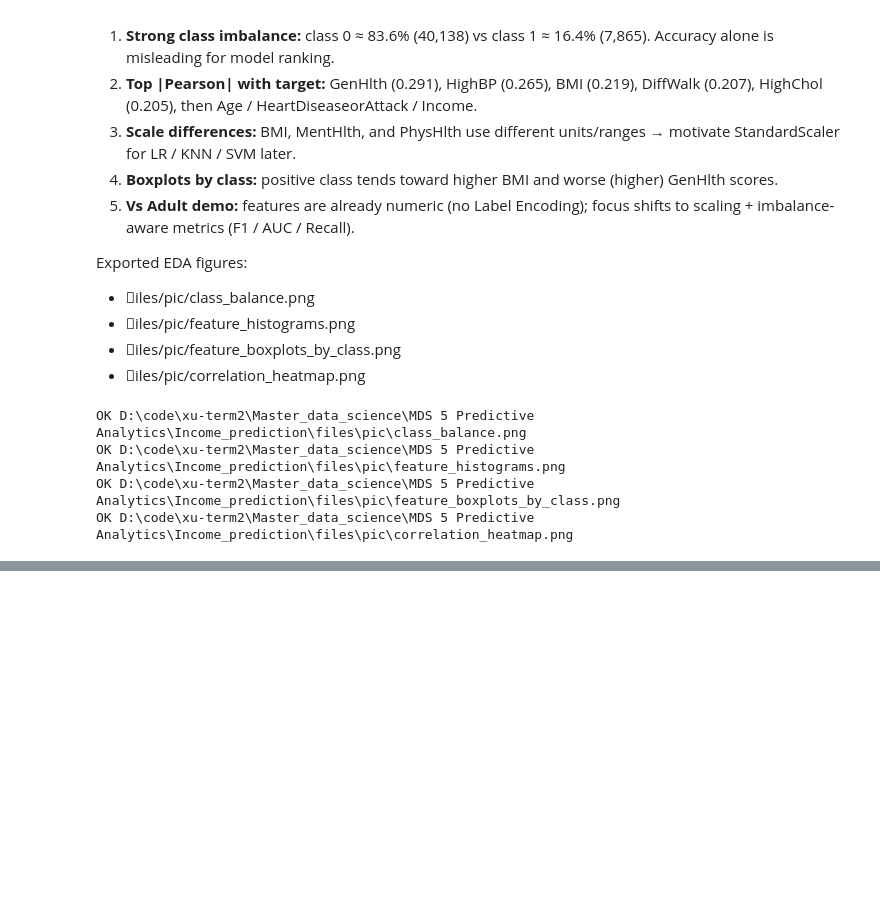
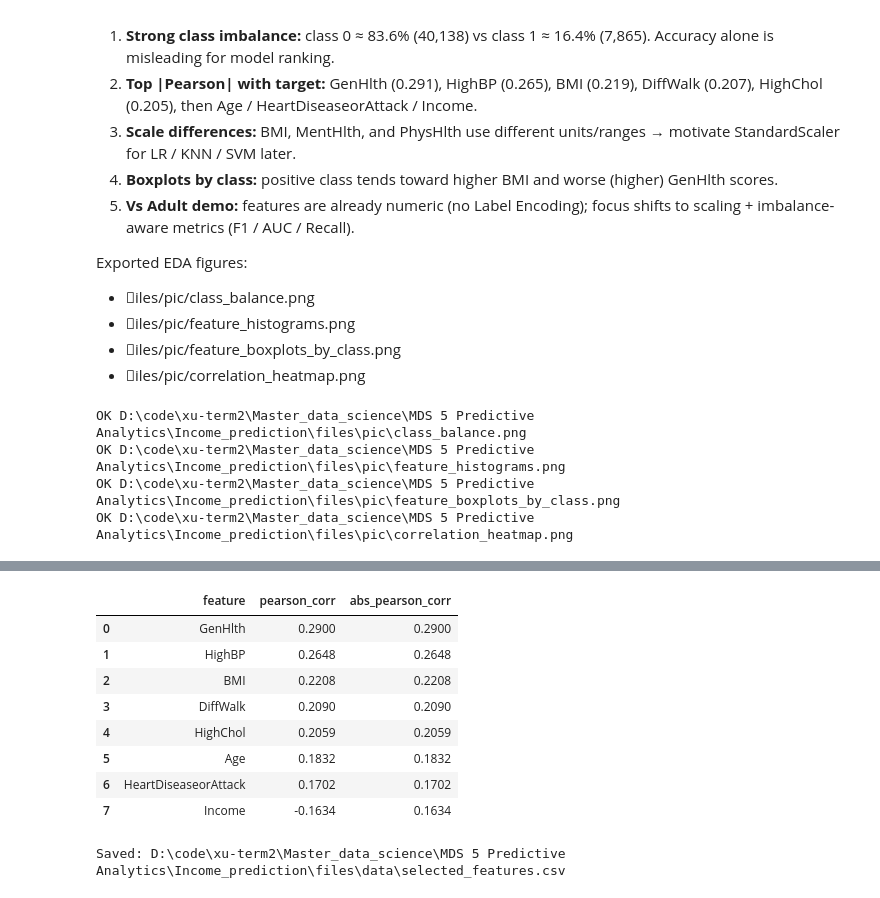
Before and after one commit to nikk909/mds5_Income_prediction, a Jupyter notebook: diabetes_ml_benchmark.ipynb, the cells around one changed output, grey strips where cells are left out. Saved outputs shown, nothing was run; the diff lists cells and outputs as text; code cells hidden in the pictures; blank space fills up the shorter version.

```diff
--- a/diabetes_ml_benchmark.ipynb
+++ b/diabetes_ml_benchmark.ipynb
@@ -293,0 +353,24 @@ OK D:\code\xu-term2\Master_data_science\MDS 5 Predictive Analytics\Income_predic
+# %%
+# 3. Build selected-feature table and export -> files/data/selected_features.csv
+selected_table = pd.DataFrame(
+    {
+        "feature": top_features,
+        "pearson_corr": corr_train.loc[top_features].values,
+        "abs_pearson_corr": abs_corr.loc[top_features].values,
+    }
+)
+display(selected_table.round(4))
+selected_path = DATA_DIR / "selected_features.csv"
+selected_table.to_csv(selected_path, index=False)
+print("Saved:", selected_path)
+# %% [output]
+|  | feature | pearson_corr | abs_pearson_corr |
+| 0 | GenHlth | 0.2900 | 0.2900 |
+| 1 | HighBP | 0.2648 | 0.2648 |
+| 2 | BMI | 0.2208 | 0.2208 |
+| 3 | DiffWalk | 0.2090 | 0.2090 |
+| 4 | HighChol | 0.2059 | 0.2059 |
+| 5 | Age | 0.1832 | 0.1832 |
+| 6 | HeartDiseaseorAttack | 0.1702 | 0.1702 |
+| 7 | Income | -0.1634 | 0.1634 |
+Saved: D:\code\xu-term2\Master_data_science\MDS 5 Predictive Analytics\Income_prediction\files\data\selected_features.csv
```
Also changed, not shown: parts of 7 cells of this notebook, 2 other files.
